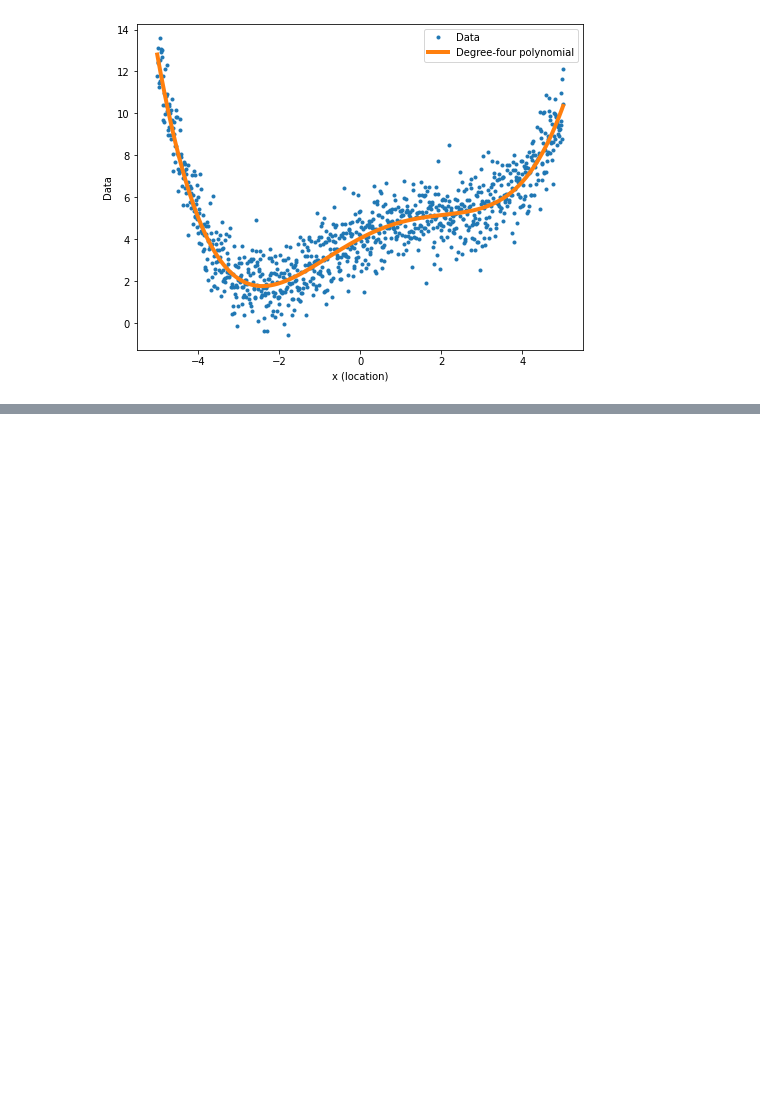
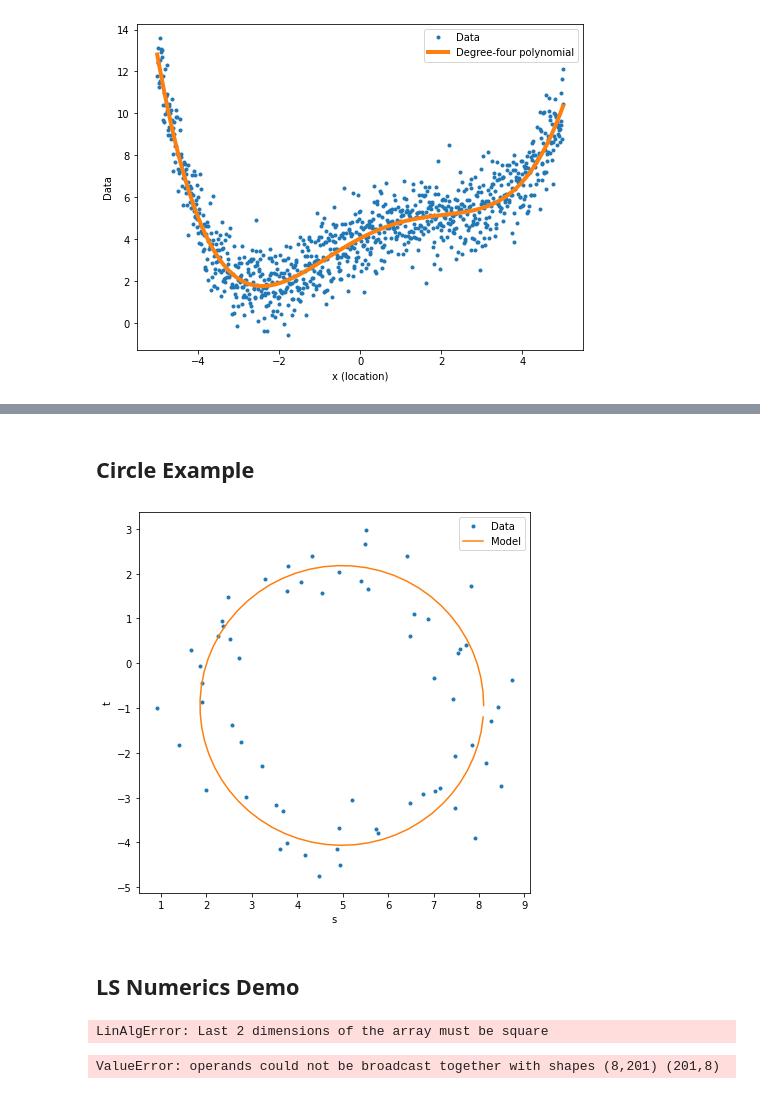
Before and after one commit to tcarrasc/SIO112_python, a Jupyter notebook: notebooks/ch4examples.ipynb, the cells around one changed output, grey strips where cells are left out. Saved outputs shown, nothing was run; the diff lists cells and outputs as text; code cells hidden in the pictures; blank space fills up the shorter version.

```diff
--- a/notebooks/ch4examples.ipynb
+++ b/notebooks/ch4examples.ipynb
@@ -110 +109,34 @@ plt.legend(['Data','Degree-two', 'Degree-three','Degree-four','Degree-five'])
 [figure]
+# %% [markdown]
+## Circle Example
+# %%
+# load the data
+data = pd.read_csv('../data/CircleData.txt')
+s = data.s
+t = data.t
+
+# Least squares
+nd = len(s)
+A = np.vstack([2*s, 2*t, np.ones(nd)]).T
+b = s**2 + t**2
+x = lstsq(A,b,rcond=None)[0]
+ms = x[0]
+mt = x[1]
+r = np.sqrt(x[2] + ms**2 + mt**2)
+
+theta = np.arange(0, 2*np.pi, 0.1)
+#theta = np.vstack([t_range, np.zeros(len(t_range))]).T
+sModel = ms+r*np.cos(theta)
+tModel = mt+r*np.sin(theta)
+
+# plot data
+plt.figure(figsize=[7,7])
+plt.plot(s,t,'.')
+plt.plot(sModel,tModel)
+plt.xlabel('s')
+plt.ylabel('t')
+plt.legend(['Data','Model']);
+# %% [output]
+[figure, added]
+# %% [markdown]
+## LS Numerics Demo
@@ -110,0 +154,14 @@ plt.legend(['Data','Degree-two', 'Degree-three','Degree-four','Degree-five'])
+# %%
+# Canned routine
+xLSc = np.linalg.solve(A,b)
+# %% [output]
+LinAlgError: Last 2 dimensions of the array must be square
+# %%
+# Bad idea
+xLSbad = np.linalg.solve( ( np.matmul(A.T*A) ), ( np.matmul(A.T,b) ) )
+
+# QR
+q,r = qr(A)
+xLSqr = np.linalg.solve(r, np.matmul(q.T*b) )
+# %% [output]
+ValueError: operands could not be broadcast together with shapes (8,201) (201,8)
```
Also changed, not shown: parts of 3 cells of this notebook, 17 other files.
